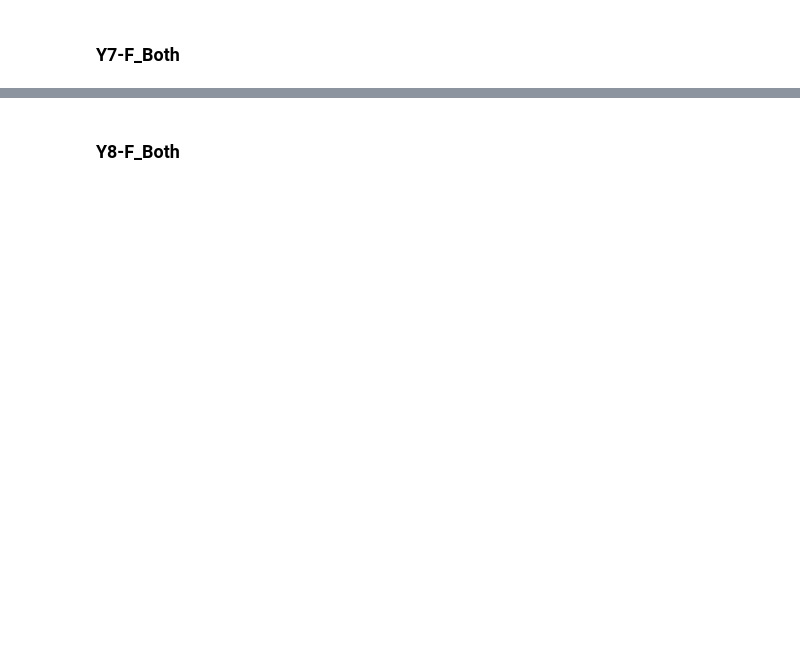
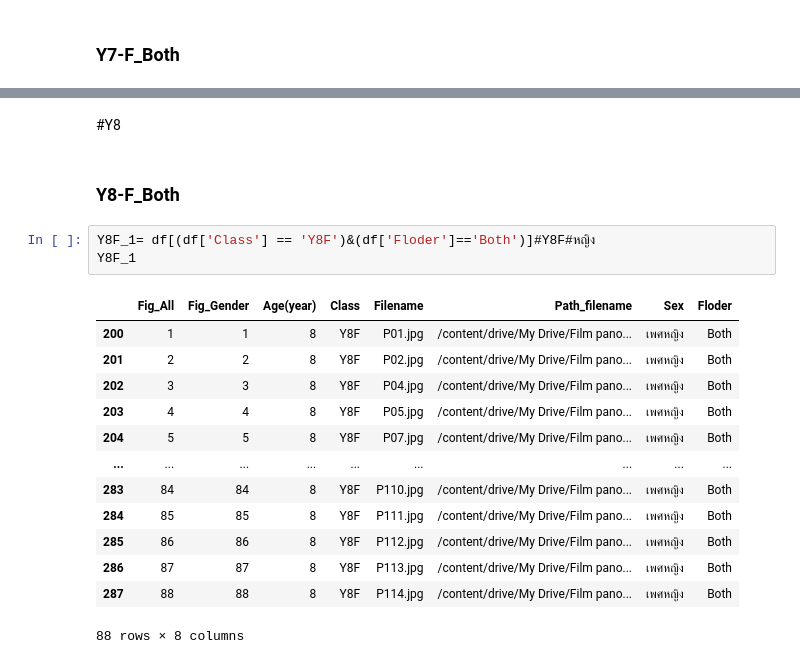
Before and after one commit to Wanita-8943/efficientnet_keras_transfer_learning, a Jupyter notebook: ตัดรูป.ipynb, the cells around one changed output, grey strips where cells are left out. Saved outputs shown, nothing was run; the diff lists cells and outputs as text; blank space fills up the shorter version.

```diff
--- a/ตัดรูป.ipynb
+++ b/ตัดรูป.ipynb
@@ -360,5 +412,24 @@ for i in path:
 /content/drive/My Drive/Film pano/7 year/7Y-M/Rt/VV99.jpg
 /content/drive/My Drive/Film pano/7 year/7Y-M/Rt/VV118.jpg
 /content/drive/My Drive/Film pano/7 year/7Y-M/Rt/VV120.jpg
+# %% [markdown]
+#Y8
 # %% [markdown]
 ### Y8-F_Both
+# %%
+Y8F_1= df[(df['Class'] == 'Y8F')&(df['Floder']=='Both')]#Y8F#หญิง
+Y8F_1
+# %% [output]
+|  | Fig_All | Fig_Gender | Age(year) | Class | Filename | Path_filename | Sex | Floder |
+| 200 | 1 | 1 | 8 | Y8F | P01.jpg | /content/drive/My Drive/Film pano... | เพศหญิง | Both |
+| 201 | 2 | 2 | 8 | Y8F | P02.jpg | /content/drive/My Drive/Film pano... | เพศหญิง | Both |
+| 202 | 3 | 3 | 8 | Y8F | P04.jpg | /content/drive/My Drive/Film pano... | เพศหญิง | Both |
+| 203 | 4 | 4 | 8 | Y8F | P05.jpg | /content/drive/My Drive/Film pano... | เพศหญิง | Both |
+| 204 | 5 | 5 | 8 | Y8F | P07.jpg | /content/drive/My Drive/Film pano... | เพศหญิง | Both |
+| ... | ... | ... | ... | ... | ... | ... | ... | ... |
+| 283 | 84 | 84 | 8 | Y8F | P110.jpg | /content/drive/My Drive/Film pano... | เพศหญิง | Both |
+| 284 | 85 | 85 | 8 | Y8F | P111.jpg | /content/drive/My Drive/Film pano... | เพศหญิง | Both |
+| 285 | 86 | 86 | 8 | Y8F | P112.jpg | /content/drive/My Drive/Film pano... | เพศหญิง | Both |
+| 286 | 87 | 87 | 8 | Y8F | P113.jpg | /content/drive/My Drive/Film pano... | เพศหญิง | Both |
+| 287 | 88 | 88 | 8 | Y8F | P114.jpg | /content/drive/My Drive/Film pano... | เพศหญิง | Both |
+88 rows × 8 columns
```
Also changed, not shown: parts of 26 cells of this notebook.
